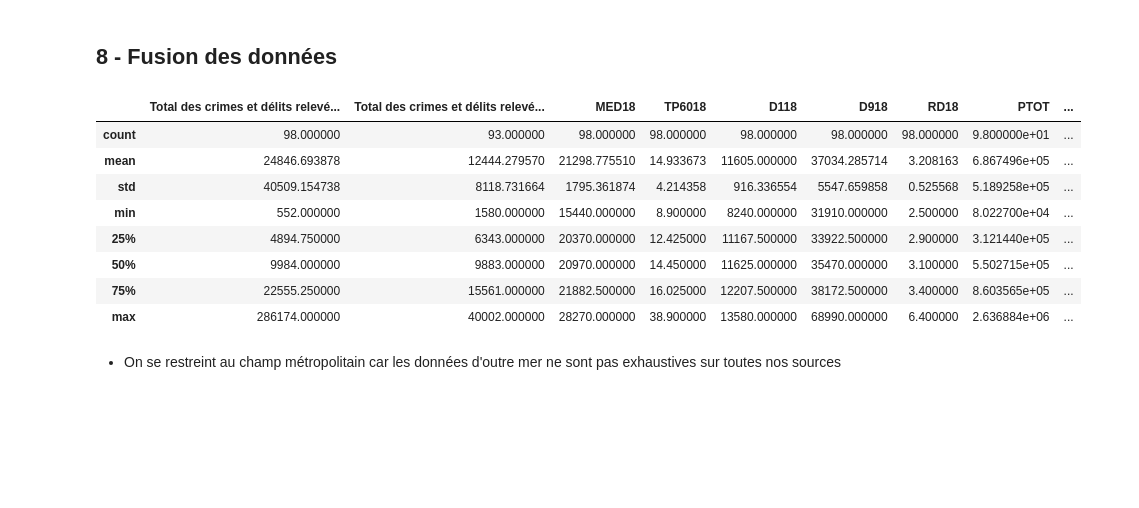
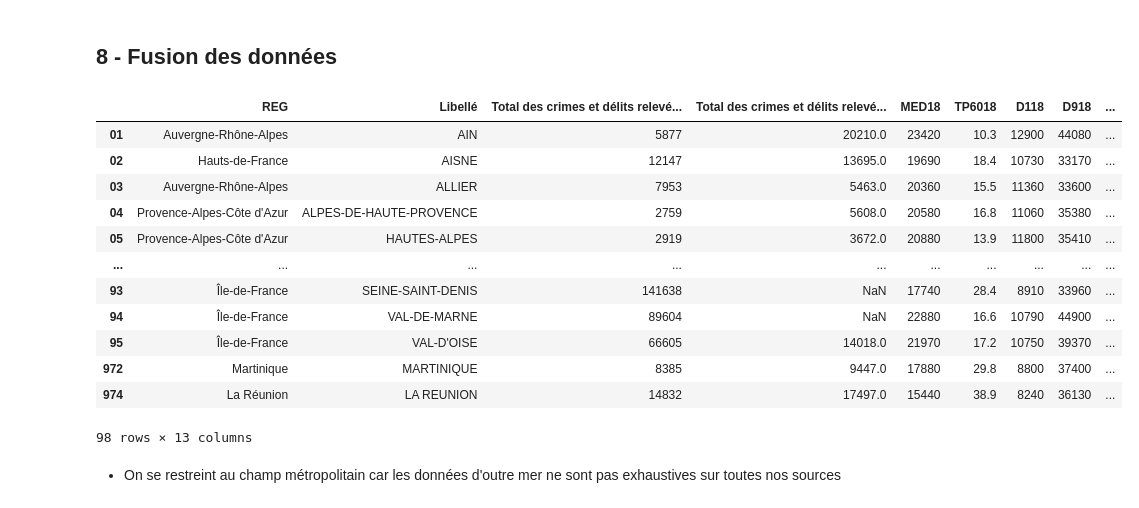
Before and after one commit to cthiounn/python-datascience-ENSAE-2A, a Jupyter notebook: Etude départementale/1_Recup_donnees.ipynb, the cells around one changed output. Drawn from its saved outputs; the diff is of its cells as text; code cells hidden in the pictures; blank space fills up the shorter version.

Commit message:
Ajout des données sur nb de PN et GN par dep + ajustement a l'échelle pour 100khab

```diff
--- a/Etude départementale/1_Recup_donnees.ipynb
+++ b/Etude départementale/1_Recup_donnees.ipynb
@@ -458,0 +461,9 @@ donnees_chomage_par_departement_series_longues.describe()
+# %%
+URL_NB_PN_GN_DEP = "https://www.insee.fr/fr/statistiques/fichier/5763601/IREF_SECUR21-F29.xlsx"
+donnees_nb_pn_gn_dep=pd.read_excel(URL_NB_PN_GN_DEP, sheet_name='Figure 3', skiprows=1)
+donnees_nb_pn_gn_dep = donnees_nb_pn_gn_dep.set_index("Unnamed: 0")
+donnees_nb_pn_gn_dep=donnees_nb_pn_gn_dep.iloc[:100]
+donnees_nb_pn_gn_dep=donnees_nb_pn_gn_dep.rename(columns={"Unnamed: 0": "CODGEO", "Unnamed: 1": "Département", "Taux pour 10 000 habitants":"Nb_PN_GN_dep_100k_hab"}, index={'Unnamed:0': 'CODDEP'})
+donnees_nb_pn_gn_dep.index = donnees_nb_pn_gn_dep.index.astype(str)
+donnees_nb_pn_gn_dep.index.names = ['CODDEP']
+donnees_nb_pn_gn_dep
@@ -481,20 +507,25 @@ donnees_chomage_par_departement_series_longues.describe()
 # %%
 donnees_2018=merged_crimes_delits_2018_par_dep.merge(donnees_filo_departement_2018,left_index=True,right_index=True)
 donnees_2018=donnees_2018.merge(donnees_pop_leg_18,left_index=True,right_index=True)
 donnees_2018=donnees_2018.merge(donnees_sirene_fr_agregees_par_departement,left_index=True,right_index=True)
 donnees_2018=donnees_2018.merge(donnees_chomage_par_departement_series_longues,left_index=True,right_index=True)
-donnees_2018=donnees_2018[['REG', 'Libellé', 'Total des crimes et délits relevés par la Police Nationale', 'Total des crimes et délits relevés par la Gendarmerie Nationale', 'MED18' , 'TP6018', 'D118', 'D918', 'RD18', 'PTOT','T1_2018', 'NbBoucheriesParDep']]
-donnees_2018.describe()
+donnees_2018=donnees_2018.merge(donnees_nb_pn_gn_dep,left_index=True,right_index=True)
+donnees_2018=donnees_2018[['REG', 'Libellé', 'Total des crimes et délits relevés par la Police Nationale', 'Total des crimes et délits relevés par la Gendarmerie Nationale', 'MED18' , 'TP6018', 'D118', 'D918', 'RD18', 'PTOT','T1_2018', 'NbBoucheriesParDep', 'Nb_PN_GN_dep_100k_hab']]
+donnees_2018
 # %% [output]
-|  | Total des crimes et délits relevé... | Total des crimes et délits relevé... | MED18 | TP6018 | D118 | D918 | RD18 | PTOT | ... |
-| count | 98.000000 | 93.000000 | 98.000000 | 98.000000 | 98.000000 | 98.000000 | 98.000000 | 9.800000e+01 | ... |
-| mean | 24846.693878 | 12444.279570 | 21298.775510 | 14.933673 | 11605.000000 | 37034.285714 | 3.208163 | 6.867496e+05 | ... |
-| std | 40509.154738 | 8118.731664 | 1795.361874 | 4.214358 | 916.336554 | 5547.659858 | 0.525568 | 5.189258e+05 | ... |
-| min | 552.000000 | 1580.000000 | 15440.000000 | 8.900000 | 8240.000000 | 31910.000000 | 2.500000 | 8.022700e+04 | ... |
-| 25% | 4894.750000 | 6343.000000 | 20370.000000 | 12.425000 | 11167.500000 | 33922.500000 | 2.900000 | 3.121440e+05 | ... |
-| 50% | 9984.000000 | 9883.000000 | 20970.000000 | 14.450000 | 11625.000000 | 35470.000000 | 3.100000 | 5.502715e+05 | ... |
-| 75% | 22555.250000 | 15561.000000 | 21882.500000 | 16.025000 | 12207.500000 | 38172.500000 | 3.400000 | 8.603565e+05 | ... |
-| max | 286174.000000 | 40002.000000 | 28270.000000 | 38.900000 | 13580.000000 | 68990.000000 | 6.400000 | 2.636884e+06 | ... |
+|  | REG | Libellé | Total des crimes et délits relevé... | Total des crimes et délits relevé... | MED18 | TP6018 | D118 | D918 | ... |
+| 01 | Auvergne-Rhône-Alpes | AIN | 5877 | 20210.0 | 23420 | 10.3 | 12900 | 44080 | ... |
+| 02 | Hauts-de-France | AISNE | 12147 | 13695.0 | 19690 | 18.4 | 10730 | 33170 | ... |
+| 03 | Auvergne-Rhône-Alpes | ALLIER | 7953 | 5463.0 | 20360 | 15.5 | 11360 | 33600 | ... |
+| 04 | Provence-Alpes-Côte d'Azur | ALPES-DE-HAUTE-PROVENCE | 2759 | 5608.0 | 20580 | 16.8 | 11060 | 35380 | ... |
+| 05 | Provence-Alpes-Côte d'Azur | HAUTES-ALPES | 2919 | 3672.0 | 20880 | 13.9 | 11800 | 35410 | ... |
+| ... | ... | ... | ... | ... | ... | ... | ... | ... | ... |
+| 93 | Île-de-France | SEINE-SAINT-DENIS | 141638 | NaN | 17740 | 28.4 | 8910 | 33960 | ... |
+| 94 | Île-de-France | VAL-DE-MARNE | 89604 | NaN | 22880 | 16.6 | 10790 | 44900 | ... |
+| 95 | Île-de-France | VAL-D'OISE | 66605 | 14018.0 | 21970 | 17.2 | 10750 | 39370 | ... |
+| 972 | Martinique | MARTINIQUE | 8385 | 9447.0 | 17880 | 29.8 | 8800 | 37400 | ... |
+| 974 | La Réunion | LA REUNION | 14832 | 17497.0 | 15440 | 38.9 | 8240 | 36130 | ... |
+98 rows × 13 columns
 # %% [markdown]
 * On se restreint au champ métropolitain car les données d'outre mer ne sont pas exhaustives sur toutes nos sources
 # %%
```
Also changed, not shown: parts of 12 cells of this notebook.
